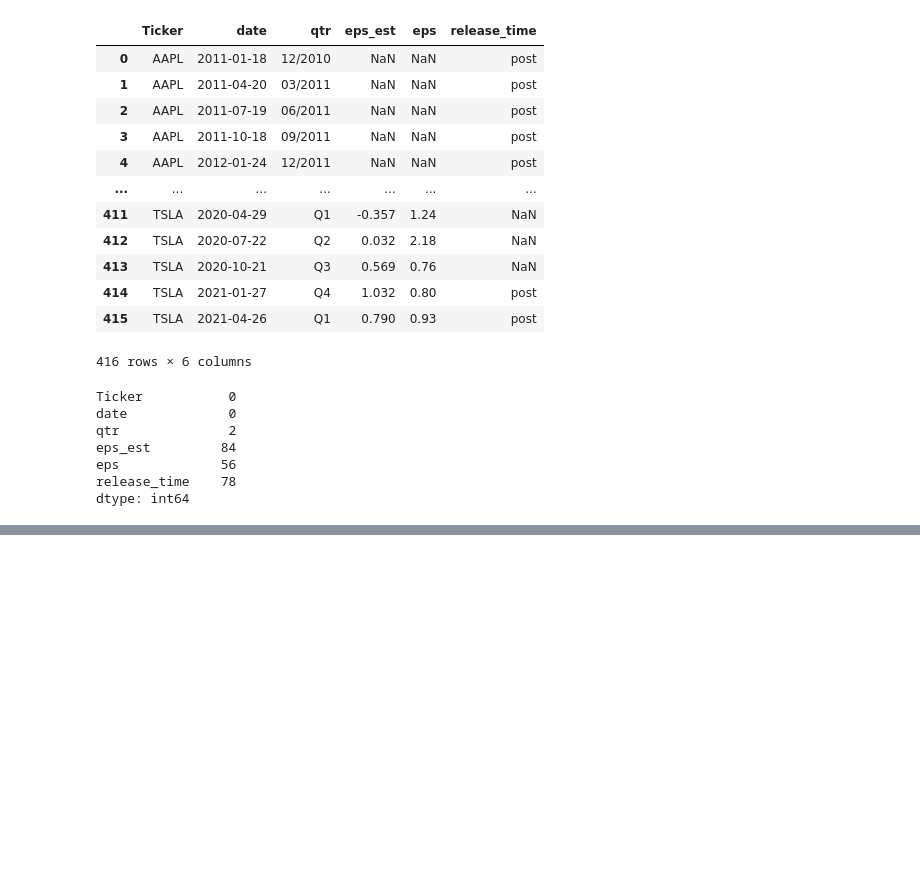
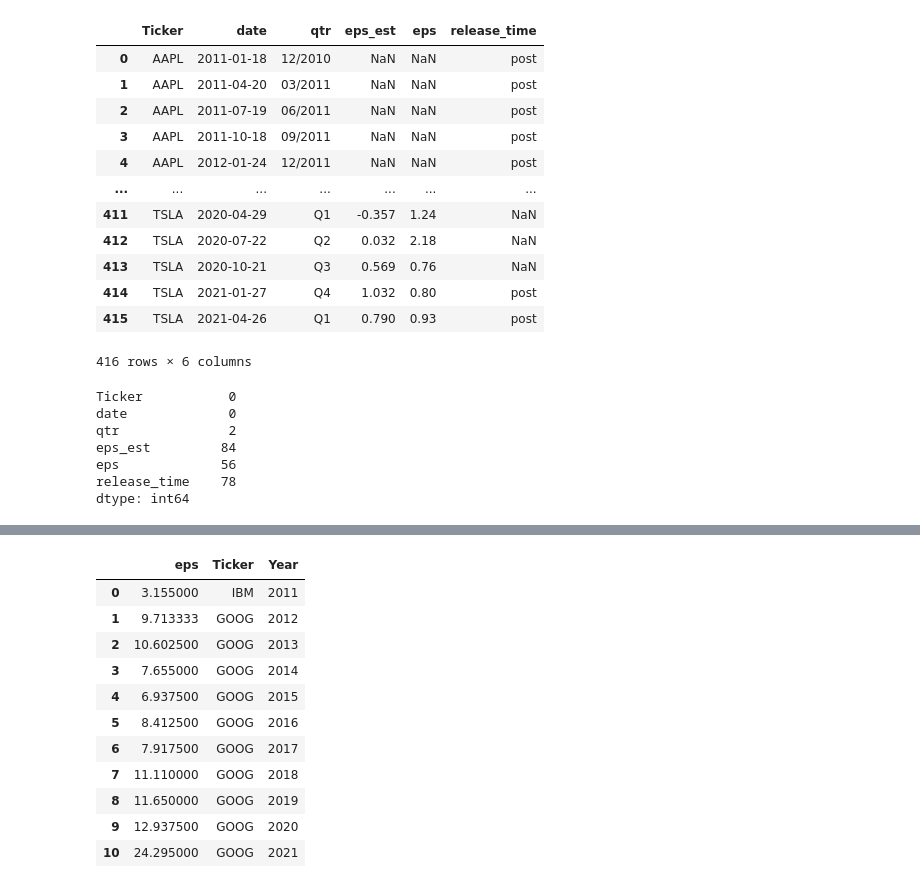
Before and after one commit to salvarenga25/StockMarket_Project, a Jupyter notebook: Stock_Analysis.ipynb, the cells around one changed output, grey strips where cells are left out. Cells and saved outputs as stored; diff of their text form; code cells hidden in the pictures; blank space fills up the shorter version.

```diff
--- a/Stock_Analysis.ipynb
+++ b/Stock_Analysis.ipynb
@@ -214,0 +242,26 @@ TypeError: float() argument must be a string or a real number, not 'Period'
+# %%
+#Best Avg per year
+# ticker_avg_year.Year = best_by_year.Year.astype(str)
+# best_by_year = ticker_avg_year.groupby(['Year'])['eps']
+# best_by_year
+ticker_avg_year.Year = ticker_avg_year.Year.astype(str)
+# %%
+test1 = ticker_avg_year[['Year','eps','Ticker']]
+test1=test1.reset_index()
+#test1['']=''
+test1=test1.groupby('Year')['eps'].max()
+test1= test1.to_frame()
+test1.merge(ticker_avg_year, how='left',on='eps')
+# %% [output]
+|  | eps | Ticker | Year |
+| 0 | 3.155000 | IBM | 2011 |
+| 1 | 9.713333 | GOOG | 2012 |
+| 2 | 10.602500 | GOOG | 2013 |
+| 3 | 7.655000 | GOOG | 2014 |
+| 4 | 6.937500 | GOOG | 2015 |
+| 5 | 8.412500 | GOOG | 2016 |
+| 6 | 7.917500 | GOOG | 2017 |
+| 7 | 11.110000 | GOOG | 2018 |
+| 8 | 11.650000 | GOOG | 2019 |
+| 9 | 12.937500 | GOOG | 2020 |
+| 10 | 24.295000 | GOOG | 2021 |
```
Also changed, not shown: parts of 4 cells of this notebook.
